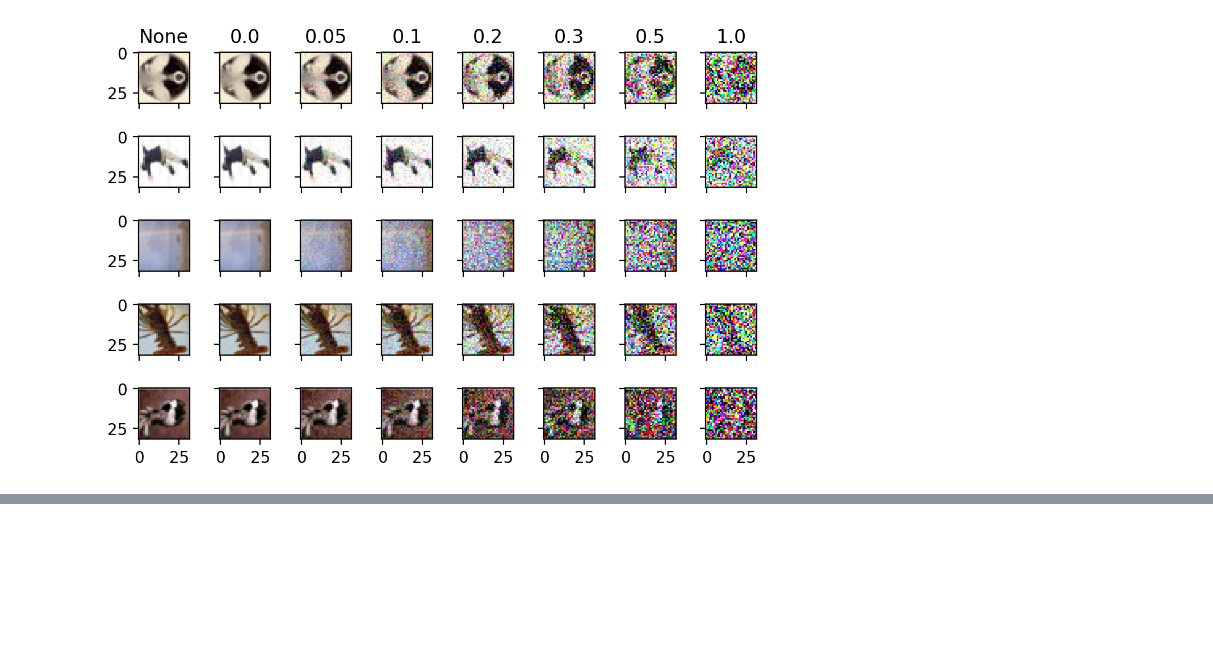
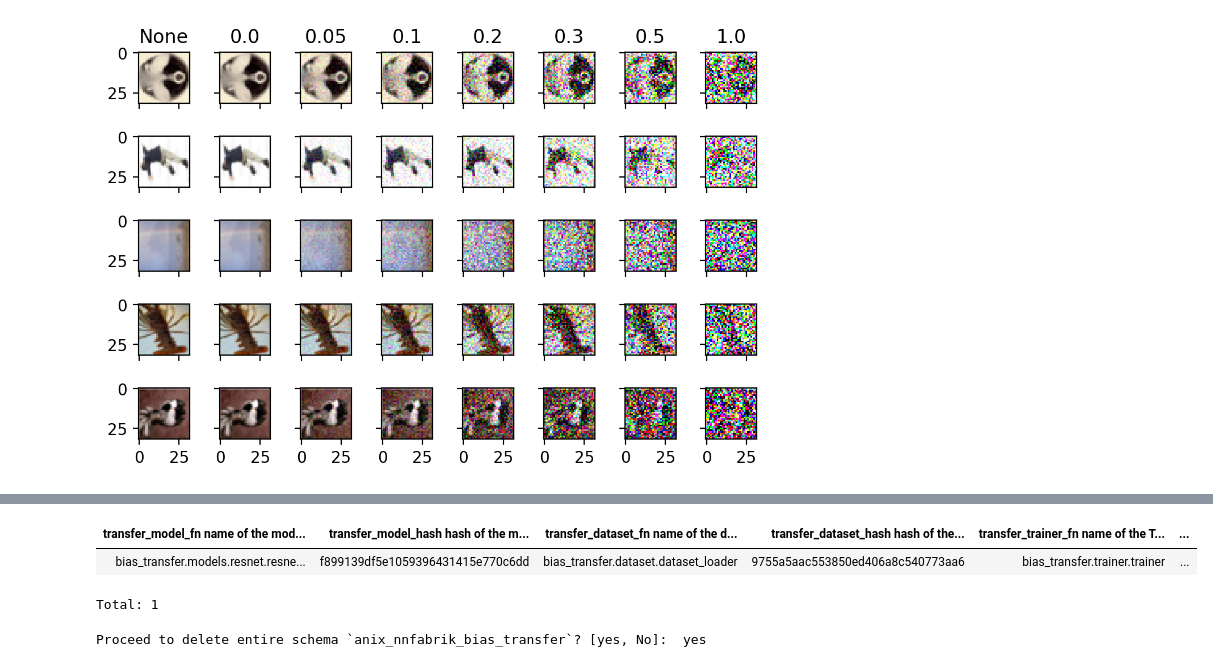
Before and after one commit to sinzlab/neural_cotraining, a Jupyter notebook: notebooks/main.ipynb, the cells around one changed output, grey strips where cells are left out. Drawn from its saved outputs; the diff is of its cells as text; code cells hidden in the pictures; blank space fills up the shorter version.

```diff
--- a/notebooks/main.ipynb
+++ b/notebooks/main.ipynb
@@ -195,0 +257,10 @@ visualize_corr_matrix(model=model, data_loader=data_loaders['val'], layer=5, num
+# %%
+TrainedTransferModel()
+# %% [output]
+| transfer_model_fn name of the mod... | transfer_model_hash hash of the m... | transfer_dataset_fn name of the d... | transfer_dataset_hash hash of the... | transfer_trainer_fn name of the T... | ... |
+| bias_transfer.models.resnet.resne... | f899139df5e1059396431415e770c6dd | bias_transfer.dataset.dataset_loader | 9755a5aac553850ed406a8c540773aa6 | bias_transfer.trainer.trainer | ... |
+Total: 1
+# %%
+schema.drop()
+# %% [output]
+Proceed to delete entire schema `anix_nnfabrik_bias_transfer`? [yes, No]:  yes
```
Also changed, not shown: parts of 25 cells of this notebook, 5 other files.
